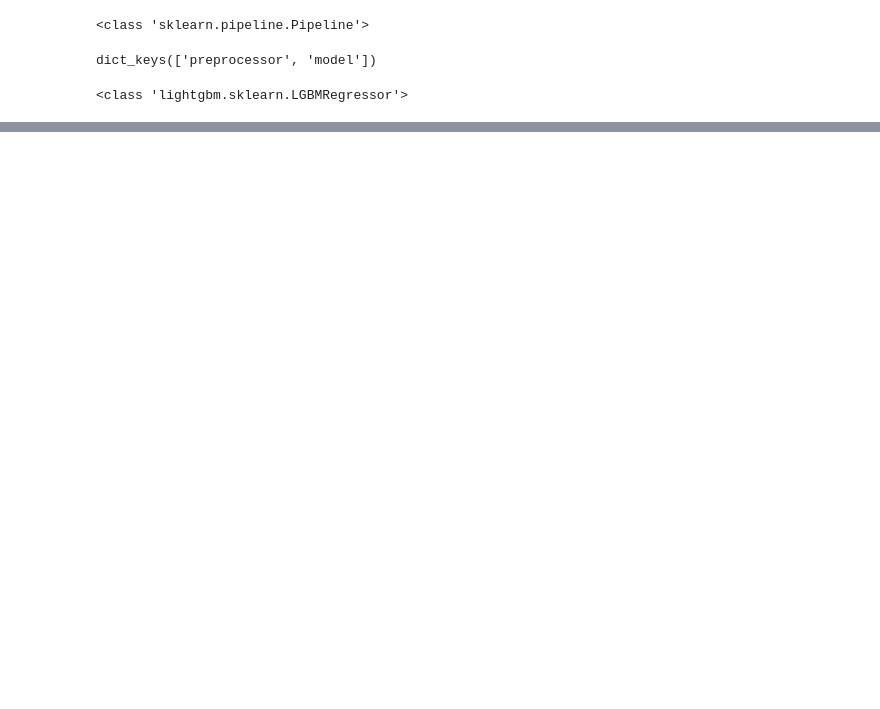
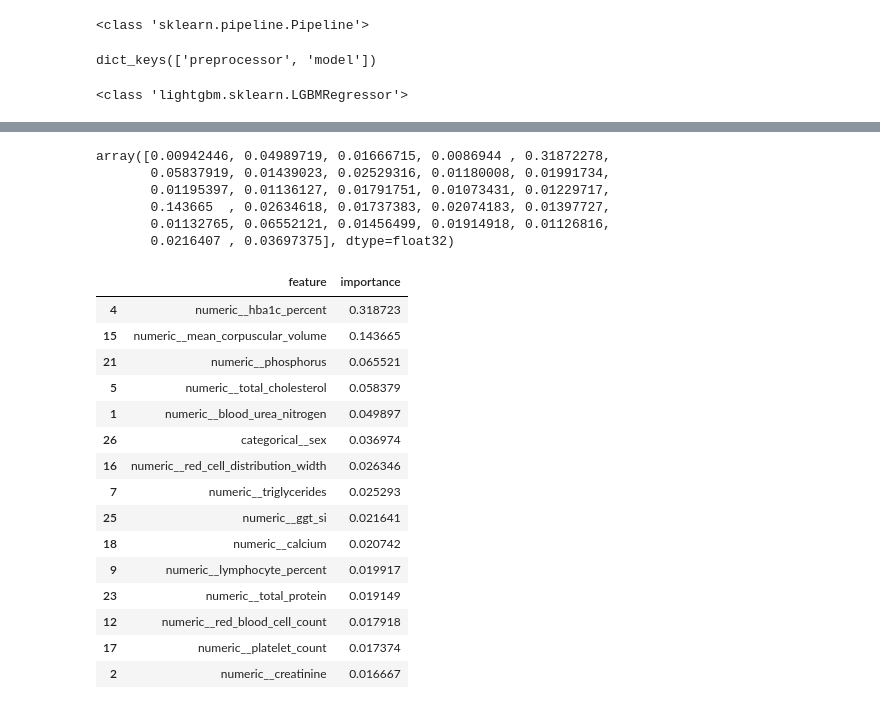
Before and after one commit to AnujCh07ML/BAP_upgrade, a Jupyter notebook: notebooks/model_tuning.ipynb, the cells around one changed output, grey strips where cells are left out. Drawn from its saved outputs; the diff is of its cells as text; code cells hidden in the pictures; blank space fills up the shorter version.

```diff
--- a/notebooks/model_tuning.ipynb
+++ b/notebooks/model_tuning.ipynb
@@ -418,0 +483,41 @@ print(type(best_model.named_steps['model']))
+# %%
+xgb_model.feature_importances_
+# %% [output]
+array([0.00942446, 0.04989719, 0.01666715, 0.0086944 , 0.31872278,
+       0.05837919, 0.01439023, 0.02529316, 0.01180008, 0.01991734,
+       0.01195397, 0.01136127, 0.01791751, 0.01073431, 0.01229717,
+       0.143665  , 0.02634618, 0.01737383, 0.02074183, 0.01397727,
+       0.01132765, 0.06552121, 0.01456499, 0.01914918, 0.01126816,
+       0.0216407 , 0.03697375], dtype=float32)
+# %%
+feature_names = (
+    best_xgb.named_steps["preprocessor"]
+    .get_feature_names_out()
+)
+
+importance_df = pd.DataFrame({
+    "feature": feature_names,
+    "importance": xgb_model.feature_importances_
+})
+
+importance_df.sort_values(
+    "importance",
+    ascending=False
+).head(15)
+# %% [output]
+|  | feature | importance |
+| 4 | numeric__hba1c_percent | 0.318723 |
+| 15 | numeric__mean_corpuscular_volume | 0.143665 |
+| 21 | numeric__phosphorus | 0.065521 |
+| 5 | numeric__total_cholesterol | 0.058379 |
+| 1 | numeric__blood_urea_nitrogen | 0.049897 |
+| 26 | categorical__sex | 0.036974 |
+| 16 | numeric__red_cell_distribution_width | 0.026346 |
+| 7 | numeric__triglycerides | 0.025293 |
+| 25 | numeric__ggt_si | 0.021641 |
+| 18 | numeric__calcium | 0.020742 |
+| 9 | numeric__lymphocyte_percent | 0.019917 |
+| 23 | numeric__total_protein | 0.019149 |
+| 12 | numeric__red_blood_cell_count | 0.017918 |
+| 17 | numeric__platelet_count | 0.017374 |
+| 2 | numeric__creatinine | 0.016667 |
```
Also changed, not shown: parts of 23 cells of this notebook, 4 other files.
